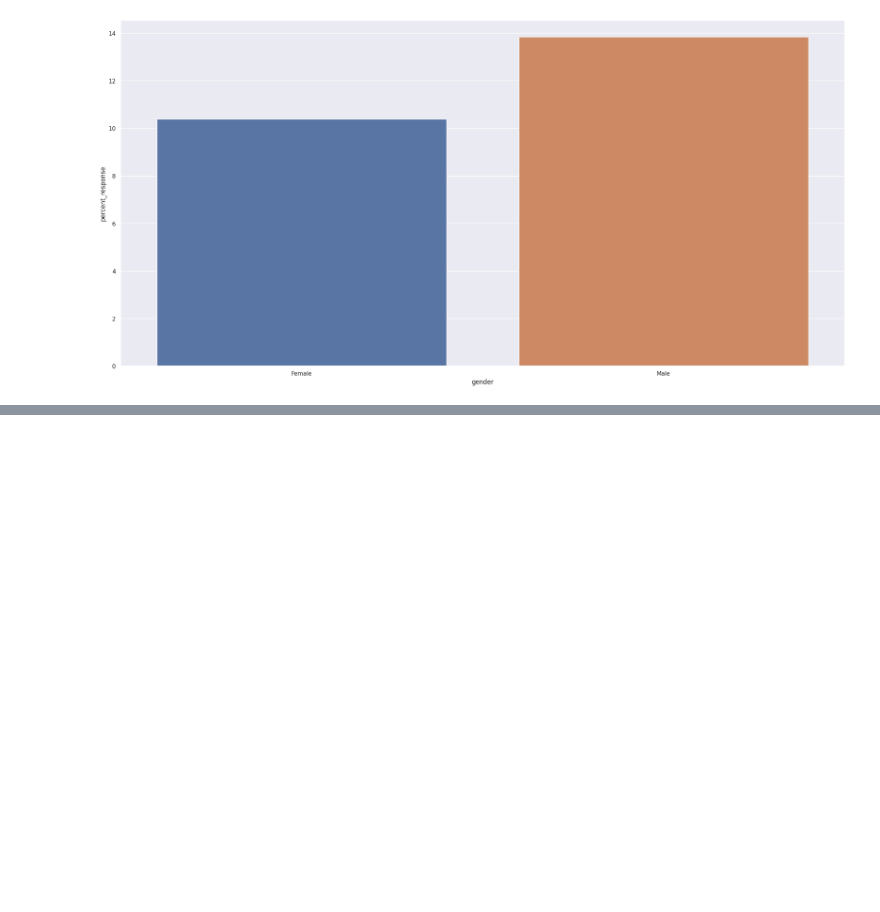
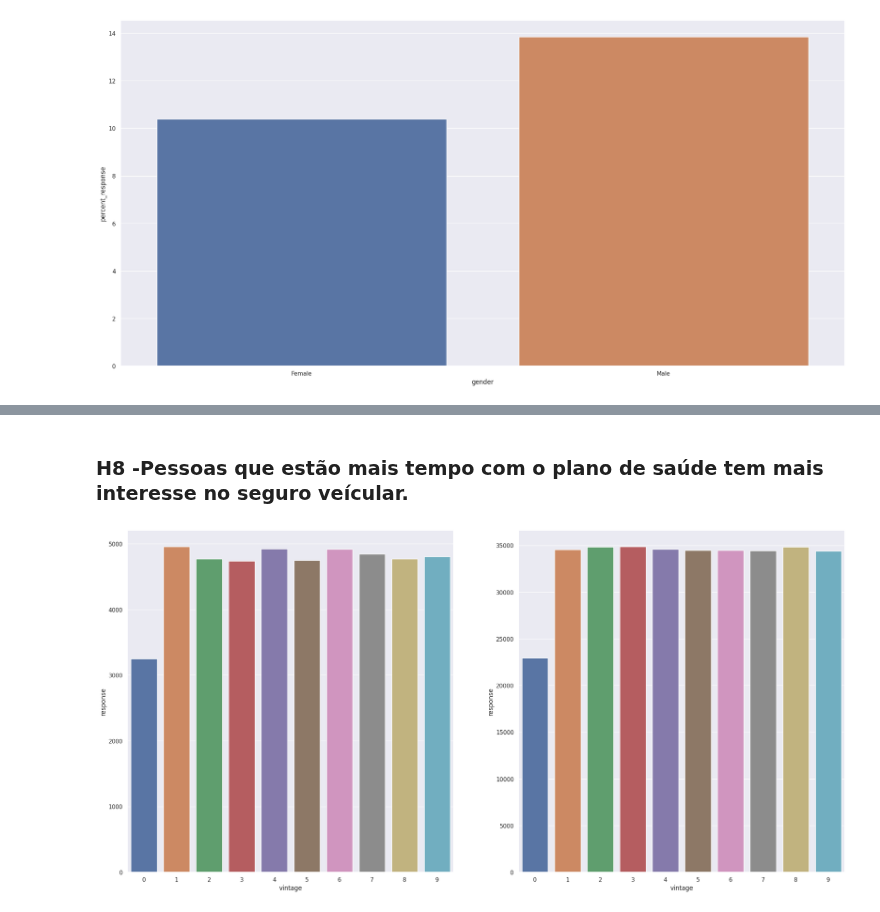
Before and after one commit to guiaraujofreitas/Insurance-Health-Cross-Sell, a Jupyter notebook: Step_4_Project_Health_Insurance_Cross_Sell.ipynb, the cells around one changed output, grey strips where cells are left out. Drawn from its saved outputs; the diff is of its cells as text; code cells hidden in the pictures; blank space fills up the shorter version.

```diff
--- a/Step_4_Project_Health_Insurance_Cross_Sell.ipynb
+++ b/Step_4_Project_Health_Insurance_Cross_Sell.ipynb
@@ -449,0 +428,23 @@ sns.barplot(x='vehicle_age',y = 'percentage' ,data= aux_h7);
+# %% [markdown]
+
+### H8 -Pessoas que estão mais tempo com o plano de saúde tem mais interesse no seguro veícular.
+# %%
+#filtering the people has interest
+has_interest = df4.loc[df4['response'] == 1]
+
+aux_1= has_interest[['vintage','response']].groupby('vintage').count().reset_index()
+
+#plot the people has interest
+plt.subplot(1,2,1)
+sns.barplot(x= 'vintage', y = 'response', data= aux_1);
+
+#people the people has not interest
+has_not_interest = df4.loc[df4['response'] == 0]
+
+aux_2 = has_not_interest[['vintage','response']].groupby('vintage').count().reset_index()
+
+#plot the people not has interest
+plt.subplot(1,2,2)
+sns.barplot(x= 'vintage', y = 'response', data= aux_2);
+# %% [output]
+[figure, added]
```
Also changed, not shown: parts of 24 cells of this notebook.
